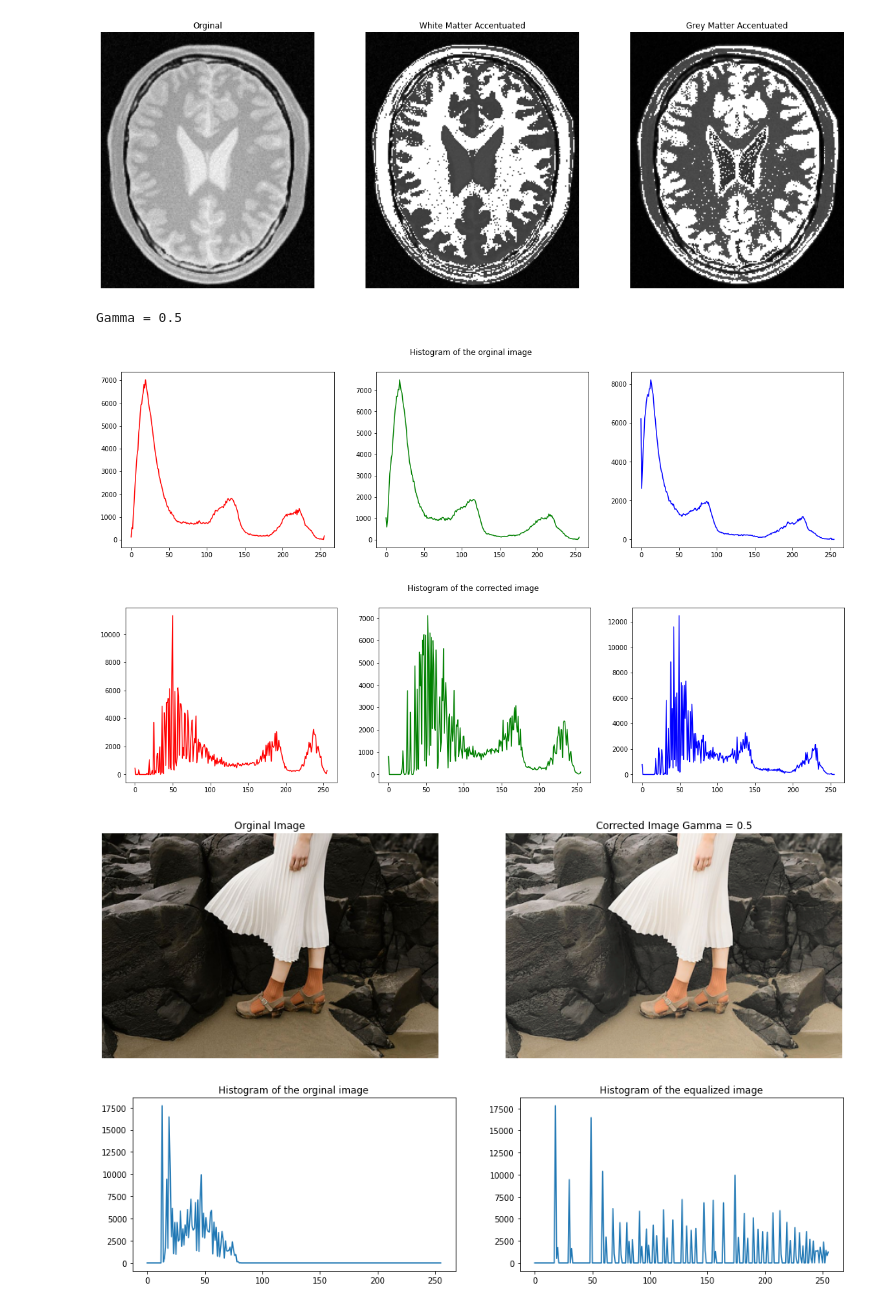
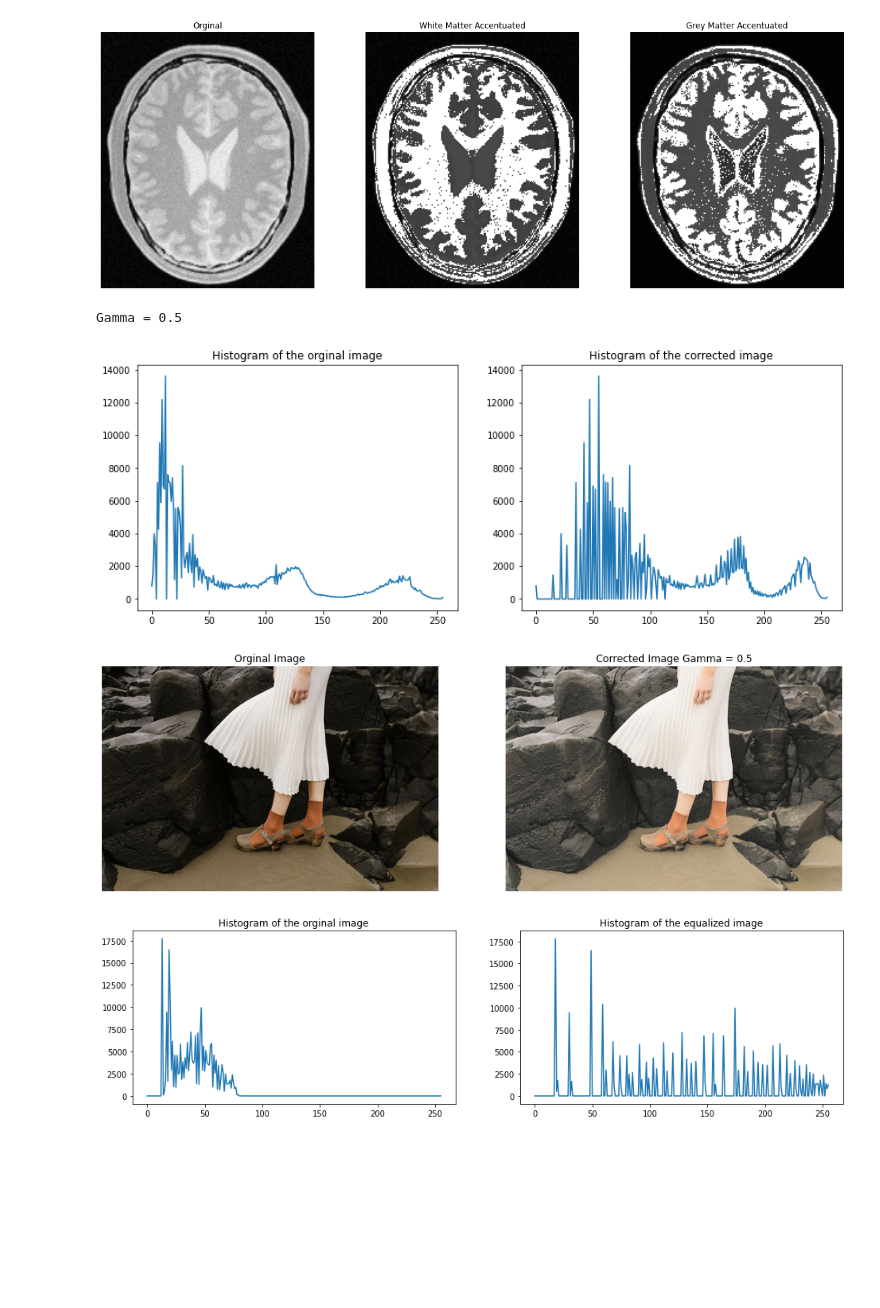
Before and after one commit to SasininduSV/EN2550-Assignment-01, a Jupyter notebook: 190648C_a01.ipynb, the cells around one changed output. Cells and saved outputs as stored; diff of their text form; code cells hidden in the pictures; blank space fills up the shorter version.

```diff
--- a/190648C_a01.ipynb
+++ b/190648C_a01.ipynb
@@ -87,53 +87,44 @@ import cv2 as cv
 import matplotlib.pyplot as plt
 import numpy as np
 
 im = cv.imread(r'Assignment-01 Materials\highlights_and_shadows.jpg')
 assert im is not None
 
 g = cv.cvtColor(im, cv.COLOR_BGR2LAB)
 
+hist_o = cv.calcHist([g],[0],None,[256],[0,256])
+
 gamma = 0.5
 
 for i in range(g.shape[0]):
     for j in range(g.shape[1]):
         g[i,j,0]=(g[i,j,0]/255)**gamma*255
 
+hist_c = cv.calcHist([g],[0],None,[256],[0,256])
+
 im = cv.cvtColor(im, cv.COLOR_BGR2RGB)
 g = cv.cvtColor(g, cv.COLOR_LAB2RGB)
 
-color = ('r','g','b')
-
-fig , ax = plt.subplots(1,3, figsize=(20,5))
-
-for i,c in enumerate(color):
-    hist = cv.calcHist([im],[i],None,[256],[0,256])
-    ax[i].plot(hist,color=c)
-plt.suptitle("Histogram of the orginal image")
-
-fig , ax = plt.subplots(1,3, figsize=(20,5))
-
-for i,c in enumerate(color):
-    hist = cv.calcHist([g],[i],None,[256],[0,256])
-    ax[i].plot(hist,color=c)
-plt.suptitle("Histogram of the corrected image")
-
-
+fig , ax = plt.subplots(1,2, figsize = (14,5))
+ax[0].plot(hist_o)
+ax[0].set_title("Histogram of the orginal image")
+ax[1].plot(hist_c)
+ax[1].set_title("Histogram of the corrected image")
 
 print("Gamma =",gamma)
 
 fig , ax = plt.subplots(1,2,figsize=(16,10))
 ax[0].imshow(im)
 ax[0].set_title("Orginal Image")
 ax[0].axis('off')
 ax[1].imshow(g)
 ax[1].set_title("Corrected Image Gamma = "+str(gamma))
 ax[1].axis('off')
 plt.show()
 # %% [output]
 Gamma = 0.5
-[figure, old version]
+[figure, new version]
-[figure, old version]
+[figure, new version]
-[figure, removed]
 # %%
 #Q4
 import cv2 as cv
```
